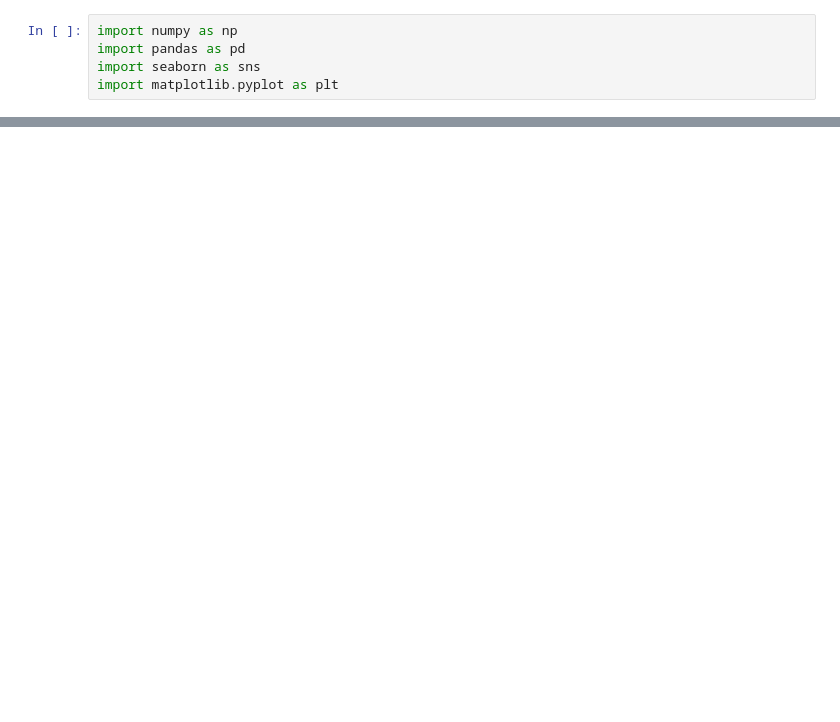
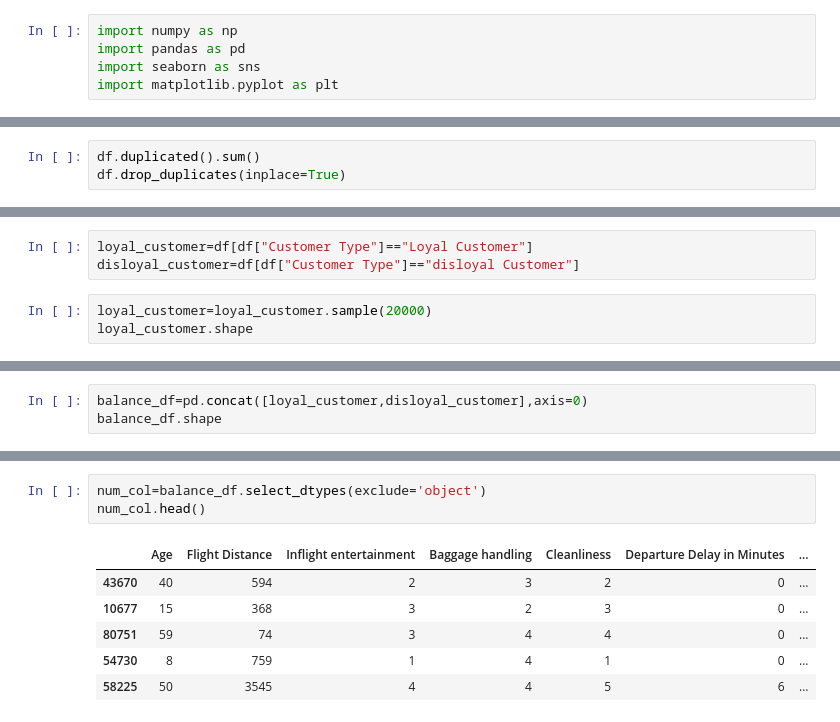
Before and after one commit to Somyayadu/Data-Science, a Jupyter notebook: main.ipynb, the cells around one changed output, grey strips where cells are left out. Cells and saved outputs as stored; diff of their text form; blank space fills up the shorter version.

```diff
--- a/main.ipynb
+++ b/main.ipynb
@@ -248,0 +71,3 @@ LinearRegression()
+# %%
+df.duplicated().sum()
+df.drop_duplicates(inplace=True)
@@ -248,0 +81,6 @@ LinearRegression()
+# %%
+loyal_customer=df[df["Customer Type"]=="Loyal Customer"]
+disloyal_customer=df[df["Customer Type"]=="disloyal Customer"]
+# %%
+loyal_customer=loyal_customer.sample(20000)
+loyal_customer.shape
@@ -248,0 +89,3 @@ LinearRegression()
+# %%
+balance_df=pd.concat([loyal_customer,disloyal_customer],axis=0)
+balance_df.shape
@@ -248,0 +113,10 @@ LinearRegression()
+# %%
+num_col=balance_df.select_dtypes(exclude='object')
+num_col.head()
+# %% [output]
+|  | Age | Flight Distance | Inflight entertainment | Baggage handling | Cleanliness | Departure Delay in Minutes | ... |
+| 43670 | 40 | 594 | 2 | 3 | 2 | 0 | ... |
+| 10677 | 15 | 368 | 3 | 2 | 3 | 0 | ... |
+| 80751 | 59 | 74 | 3 | 4 | 4 | 0 | ... |
+| 54730 | 8 | 759 | 1 | 4 | 1 | 0 | ... |
+| 58225 | 50 | 3545 | 4 | 4 | 5 | 6 | ... |
```
Also changed, not shown: parts of 53 cells of this notebook, 1 other file.
